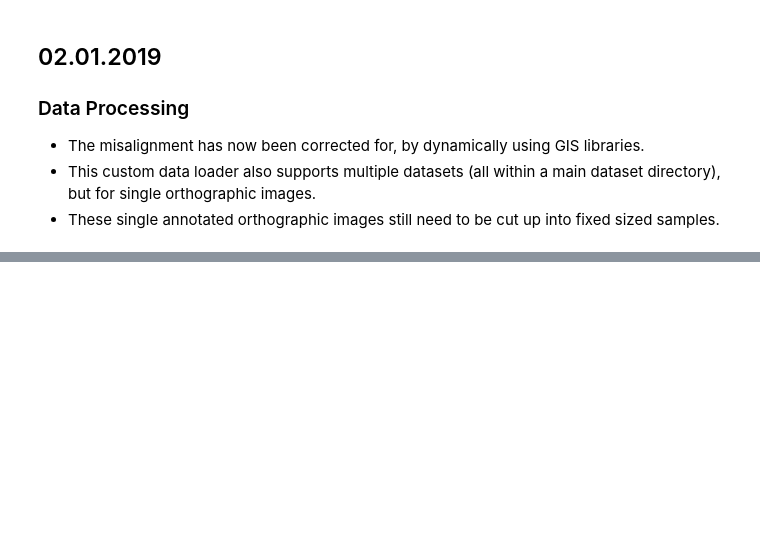
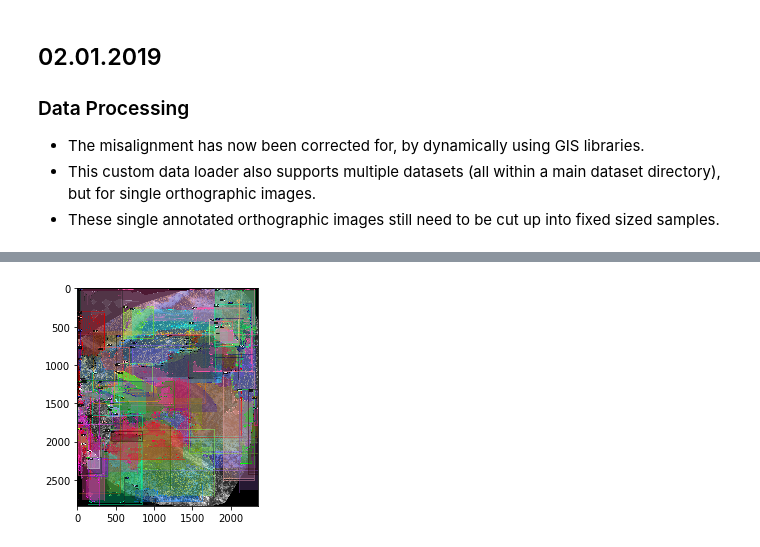
Before and after one commit to tomginsberg/drone-tree-id, a Jupyter notebook: notebook.ipynb, the cells around one changed output, grey strips where cells are left out. Saved outputs shown, nothing was run; the diff lists cells and outputs as text; code cells hidden in the pictures; blank space fills up the shorter version.

Commit message:
test training pipeline

```diff
--- a/notebook.ipynb
+++ b/notebook.ipynb
@@ -37,0 +43,17 @@ plt.show()
+# %%
+# Register all Shapefile datasets into COCO for Detectrons
+
+import os
+import detectron2
+from data.register_shapefile_datatset import shapefile_to_coco_dict
+from detectron2.data import DatasetCatalog, MetadataCatalog
+
+dataset_path = "/Users/Ro/Google Drive/UBC_EngCapstone/sample_data/"
+
+datasets = [d for d in os.listdir(dataset_path) if os.path.isdir(os.path.join(dataset_path, d)) and os.path.isdir(os.path.join(dataset_path, d + '/Segments'))]
+# for dataset in datasets:
+dataset = datasets[0]
+if dataset not in DatasetCatalog.list():
+    classes, dataset_dicts = shapefile_to_coco_dict(os.path.join(dataset_path, dataset))
+    DatasetCatalog.register(dataset, lambda : dataset_dicts)
+    MetadataCatalog.get(dataset).set(thing_classes=classes)
@@ -37,0 +102,26 @@ plt.show()
+# %%
+from detectron2.engine import DefaultPredictor
+cfg.MODEL.WEIGHTS = os.path.join(cfg.OUTPUT_DIR, "model_final.pth")
+cfg.MODEL.ROI_HEADS.SCORE_THRESH_TEST = 0.5   # set the testing threshold for this model
+cfg.DATASETS.TEST = (dataset, )
+predictor = DefaultPredictor(cfg)
+# %%
+from detectron2.utils.visualizer import ColorMode, Visualizer
+import matplotlib.pyplot as plt
+from data.register_shapefile_datatset import shapefile_to_coco_dict
+import cv2
+
+dataset_path = "/Users/Ro/Google Drive/UBC_EngCapstone/sample_data/CPT2a-n"
+_, dataset_dicts = shapefile_to_coco_dict(dataset_path)
+im = cv2.imread(dataset_dicts[0]["file_name"])
+outputs = predictor(im)
+v = Visualizer(im[:, :, :],
+               metadata=MetadataCatalog.get("CPT2a-n"),
+               scale=0.8,
+               instance_mode=ColorMode.IMAGE_BW   # remove the colors of unsegmented pixels
+)
+v = v.draw_instance_predictions(outputs["instances"].to("cpu"))
+plt.imshow(v.get_image()[:, :, ::-1])
+plt.show()
+# %% [output]
+[figure, added]
```
Also changed, not shown: parts of 5 cells of this notebook, 5 other files.
